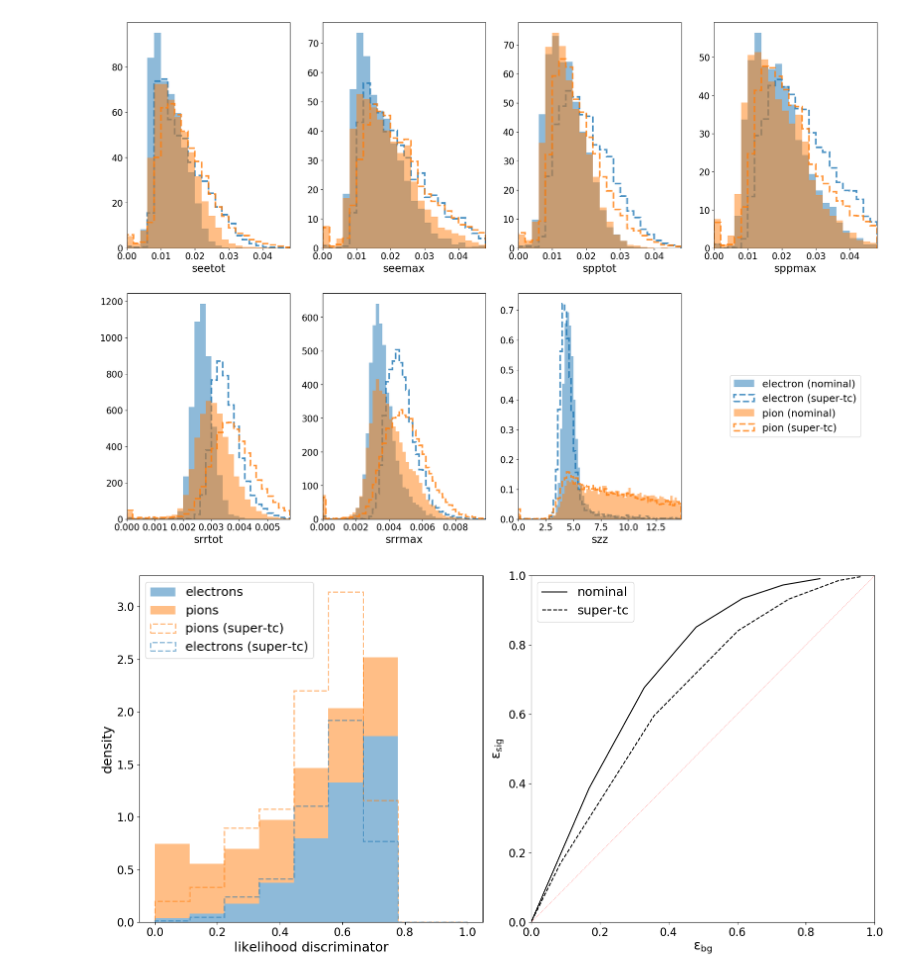
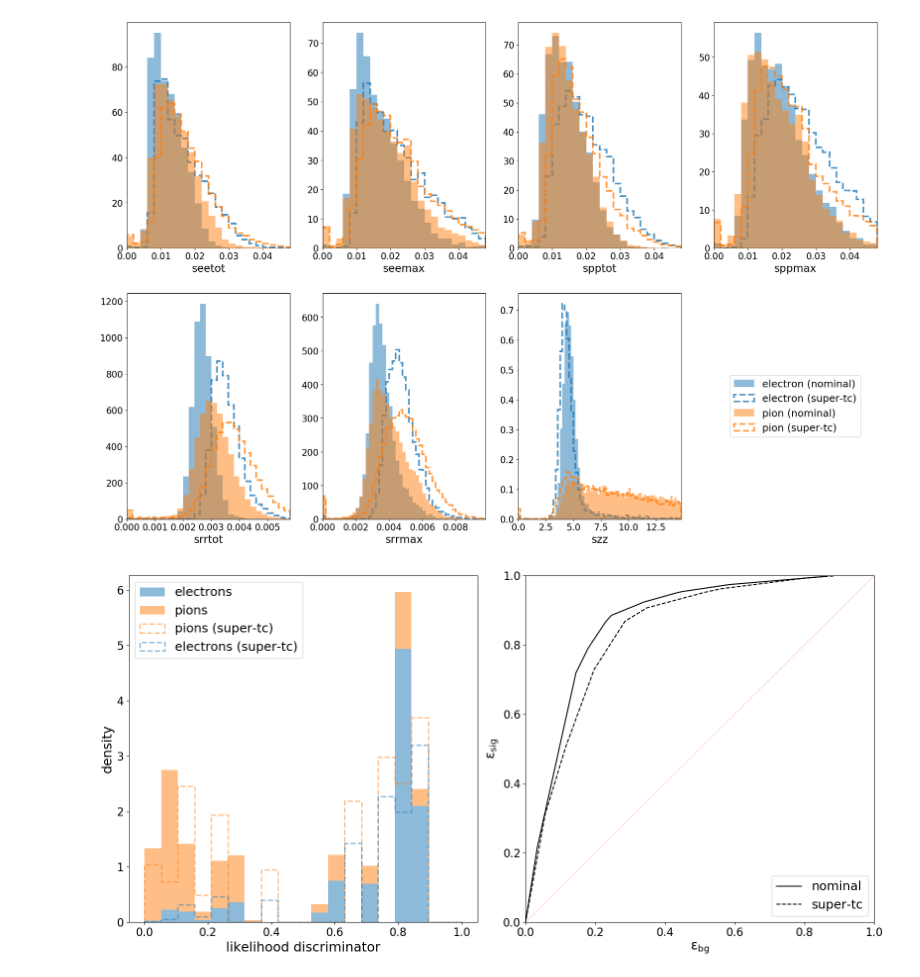
Before and after one commit to NWUHEP/hgcal-analysis, a Jupyter notebook: notebooks/electron_supertc_study.ipynb, the cells around one changed output. Cells and saved outputs as stored; diff of their text form; code cells hidden in the pictures.

```diff
--- a/notebooks/electron_supertc_study.ipynb
+++ b/notebooks/electron_supertc_study.ipynb
@@ -277,12 +277,12 @@ plt.show()
 # calculate ROC curve for a few vars
 
 #binning = np.arange(0., 15., 0.2)
-feature = 'srrtot'
-binning = np.linspace(0., 0.01, 50)
-h1, _ = np.histogram(evt_data['electron_nominal']['srrtot'], bins=binning, density=True)
-h1_super, _ = np.histogram(evt_data['electron_super']['srrtot'], bins=binning, density=True)
-h2, _ = np.histogram(evt_data['charged_pion_nominal']['srrtot'], bins=binning, density=True)
-h2_super, _ = np.histogram(evt_data['charged_pion_super']['srrtot'], bins=binning, density=True)
+feature = 'showerlength'
+binning = np.linspace(0., 60., 50)
+h1, _ = np.histogram(evt_data['electron_nominal'][feature], bins=binning, density=True)
+h1_super, _ = np.histogram(evt_data['electron_super'][feature], bins=binning, density=True)
+h2, _ = np.histogram(evt_data['charged_pion_nominal'][feature], bins=binning, density=True)
+h2_super, _ = np.histogram(evt_data['charged_pion_super'][feature], bins=binning, density=True)
 
 mask = (h1 > 0) & (h2 > 0)
 h1 = h1[mask]
@@ -295,7 +295,7 @@ h2_super = h2_super[mask]
 lratio_super = h1_super/(h1_super + h2_super)
 
 fig, axes = plt.subplots(1, 2, figsize=(16, 8))
-binning = np.linspace(0, 1, 10)
+binning = np.linspace(0, 1, 20)
 ax = axes[0]
 hratio, _, _ = ax.hist([lratio, lratio], bins=binning,
                        alpha=0.5,
@@ -310,31 +310,31 @@ hratio_super, _, _ = ax.hist([lratio_super, lratio_super], bins=binning,
                              linestyle='--',
                              linewidth=2,
                              alpha = 0.5,
                              color=['C0', 'C1'],
                              density=True,
                              stacked=True,
                              label=['electrons (super-tc)', 'pions (super-tc)'],
                              weights=[h1_super, h2_super],
                             )
 l1 = hratio[0]
 l2 = hratio[1] - hratio[0]
 l1_super = hratio_super[0]
 l2_super = hratio_super[1] - hratio_super[0]
 ax.set_xlabel('likelihood discriminator')
 ax.set_ylabel('density')
 ax.legend()
 
 ax = axes[1]
 ax.plot(1 - np.cumsum(l2)/l2.sum(), 1 - np.cumsum(l1)/l1.sum(), 'k-', label='nominal')
 ax.plot(1 - np.cumsum(l2_super)/l2_super.sum(), 1 - np.cumsum(l1_super)/l1_super.sum(), 'k--', label='super-tc')
 ax.plot([0, 1], [0, 1], 'r--', alpha=0.5, linewidth=0.5, label='_nolegend')
 ax.set_xlim(0, 1)
 ax.set_ylim(0, 1)
 ax.set_xlabel(r'$\sf \epsilon_{bg}$')
 ax.set_ylabel(r'$\sf \epsilon_{sig}$')
 ax.legend()
 
 plt.tight_layout()
 plt.savefig('plots/test_roc.pdf')
 # %% [output]
-[figure, old version]
+[figure, new version]
```
Also changed, not shown: 3 other files.
